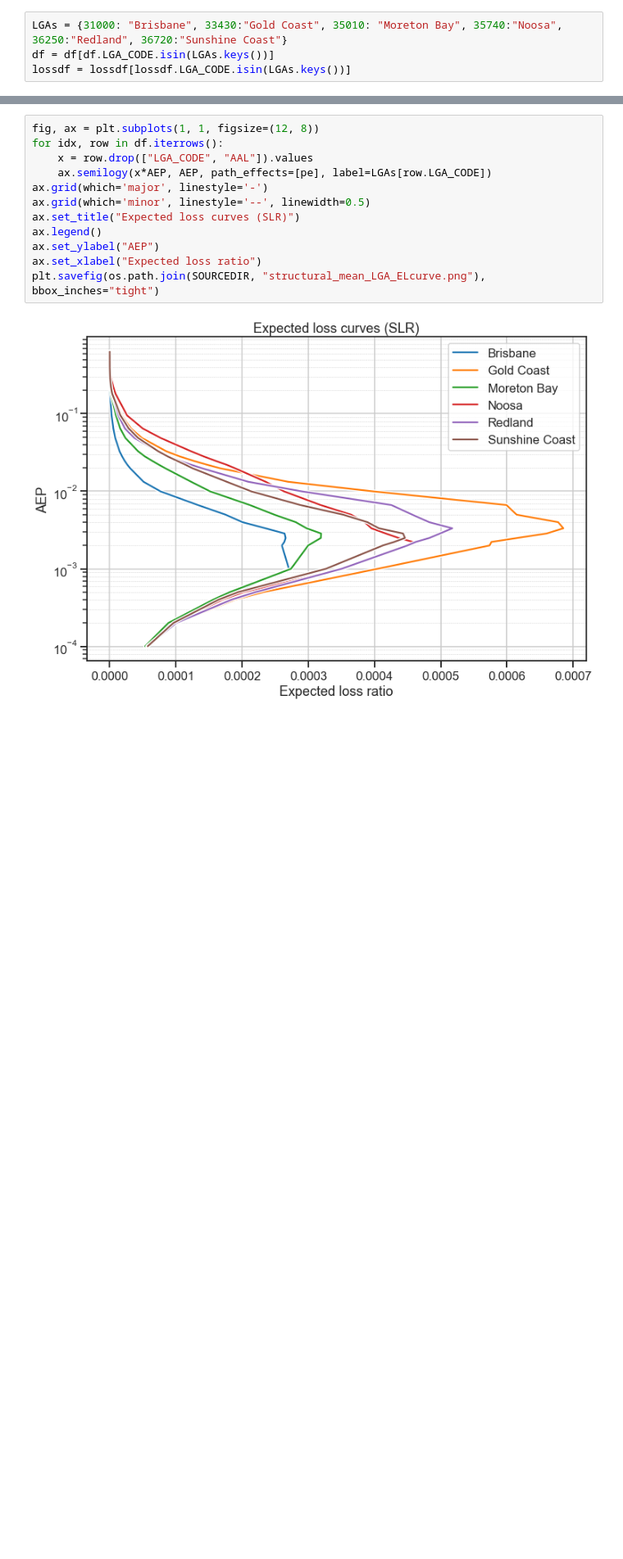
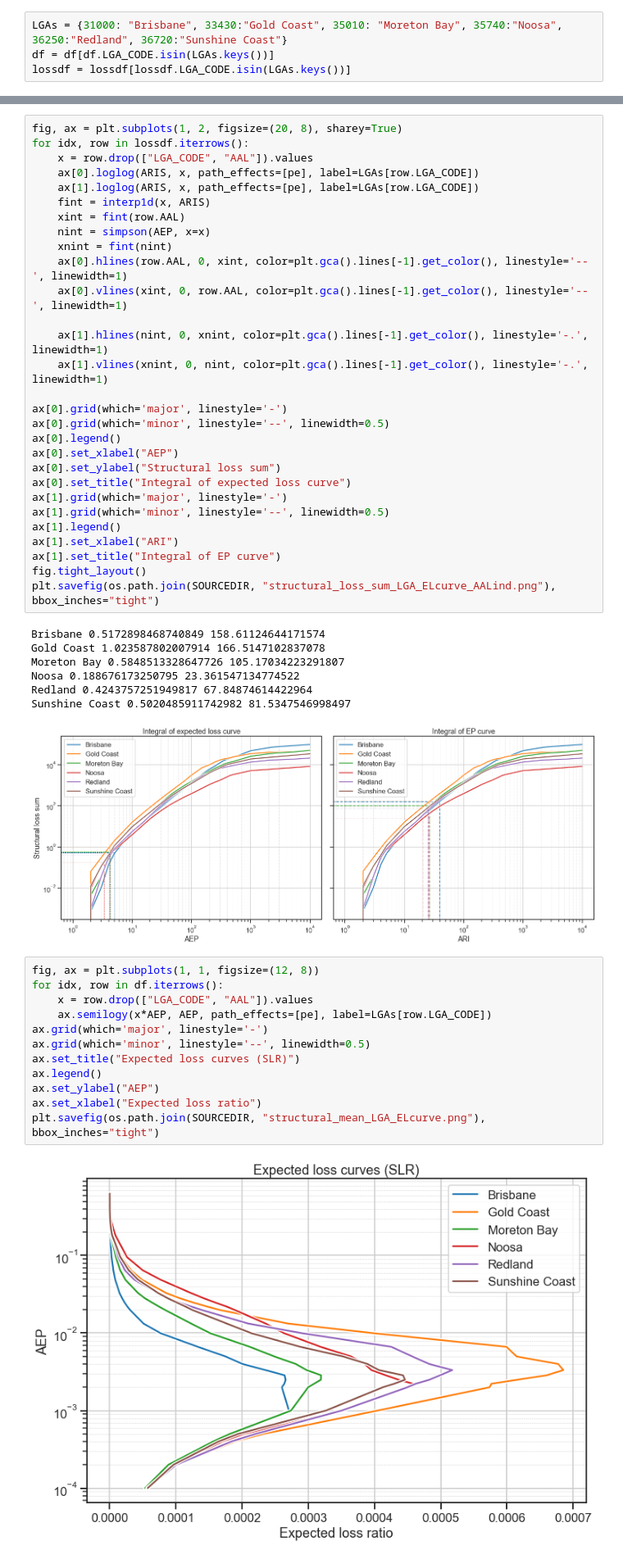
Before and after one commit to GeoscienceAustralia/SWHAQ, a Jupyter notebook: notebooks/Plot Loss EP curves.ipynb, the cells around one changed output, grey strips where cells are left out. Shown: that part at 82% size. Cells and saved outputs as stored; diff of their text form; blank space fills up the shorter version.

```diff
--- a/notebooks/Plot Loss EP curves.ipynb
+++ b/notebooks/Plot Loss EP curves.ipynb
@@ -51,3 +87,40 @@ plt.savefig(os.path.join(SOURCEDIR, "structural_loss_sum_LGA_EPcurve.png"), bbox
+# %%
+fig, ax = plt.subplots(1, 2, figsize=(20, 8), sharey=True)
+for idx, row in lossdf.iterrows():
+    x = row.drop(["LGA_CODE", "AAL"]).values
+    ax[0].loglog(ARIS, x, path_effects=[pe], label=LGAs[row.LGA_CODE])
+    ax[1].loglog(ARIS, x, path_effects=[pe], label=LGAs[row.LGA_CODE])
+    fint = interp1d(x, ARIS)
+    xint = fint(row.AAL)
+    nint = simpson(AEP, x=x)
+    xnint = fint(nint)
+    ax[0].hlines(row.AAL, 0, xint, color=plt.gca().lines[-1].get_color(), linestyle='--', linewidth=1)
+    ax[0].vlines(xint, 0, row.AAL, color=plt.gca().lines[-1].get_color(), linestyle='--', linewidth=1)
+
+    ax[1].hlines(nint, 0, xnint, color=plt.gca().lines[-1].get_color(), linestyle='-.', linewidth=1)
+    ax[1].vlines(xnint, 0, nint, color=plt.gca().lines[-1].get_color(), linestyle='-.', linewidth=1)
+
+ax[0].grid(which='major', linestyle='-')
+ax[0].grid(which='minor', linestyle='--', linewidth=0.5)
+ax[0].legend()
+ax[0].set_xlabel("AEP")
+ax[0].set_ylabel("Structural loss sum")
+ax[0].set_title("Integral of expected loss curve")
+ax[1].grid(which='major', linestyle='-')
+ax[1].grid(which='minor', linestyle='--', linewidth=0.5)
+ax[1].legend()
+ax[1].set_xlabel("ARI")
+ax[1].set_title("Integral of EP curve")
+fig.tight_layout()
+plt.savefig(os.path.join(SOURCEDIR, "structural_loss_sum_LGA_ELcurve_AALind.png"), bbox_inches="tight")
+# %% [output]
+Brisbane 0.5172898468740849 158.61124644171574
+Gold Coast 1.023587802007914 166.5147102837078
+Moreton Bay 0.5848513328647726 105.17034223291807
+Noosa 0.188676173250795 23.361547134774522
+Redland 0.4243757251949817 67.84874614422964
+Sunshine Coast 0.5020485911742982 81.5347546998497
+[figure, added]
 # %%
 fig, ax = plt.subplots(1, 1, figsize=(12, 8))
 for idx, row in df.iterrows():
```
Also changed, not shown: parts of 9 cells of this notebook, 3 other files.
